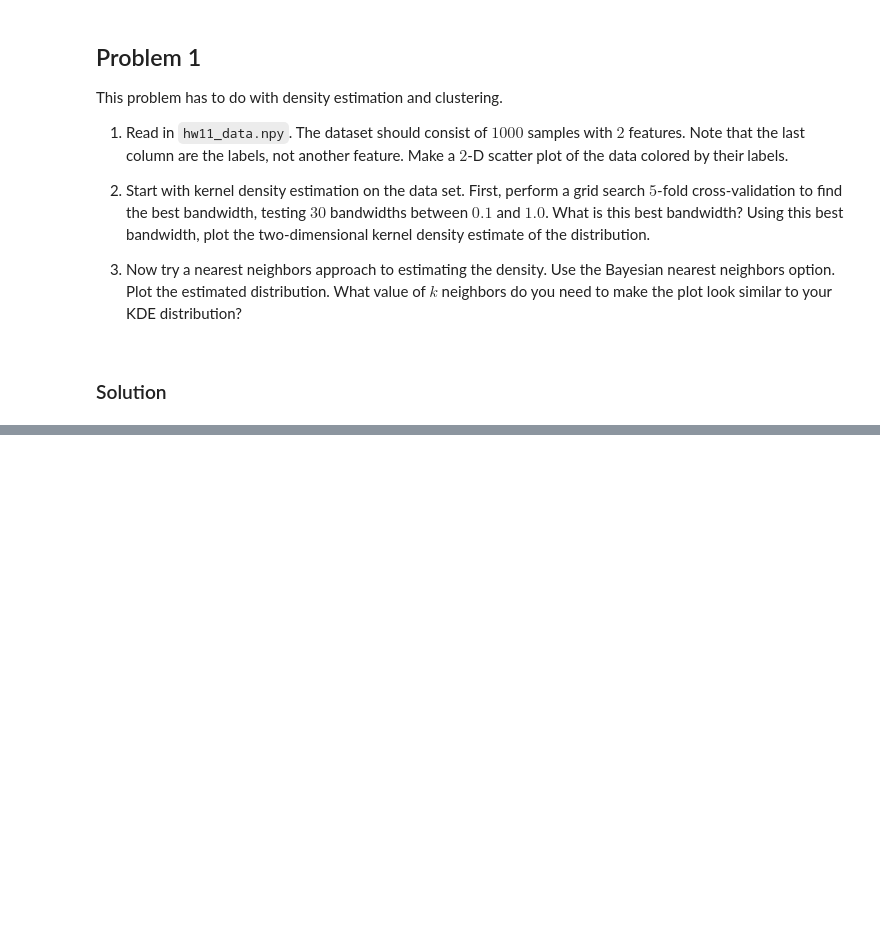
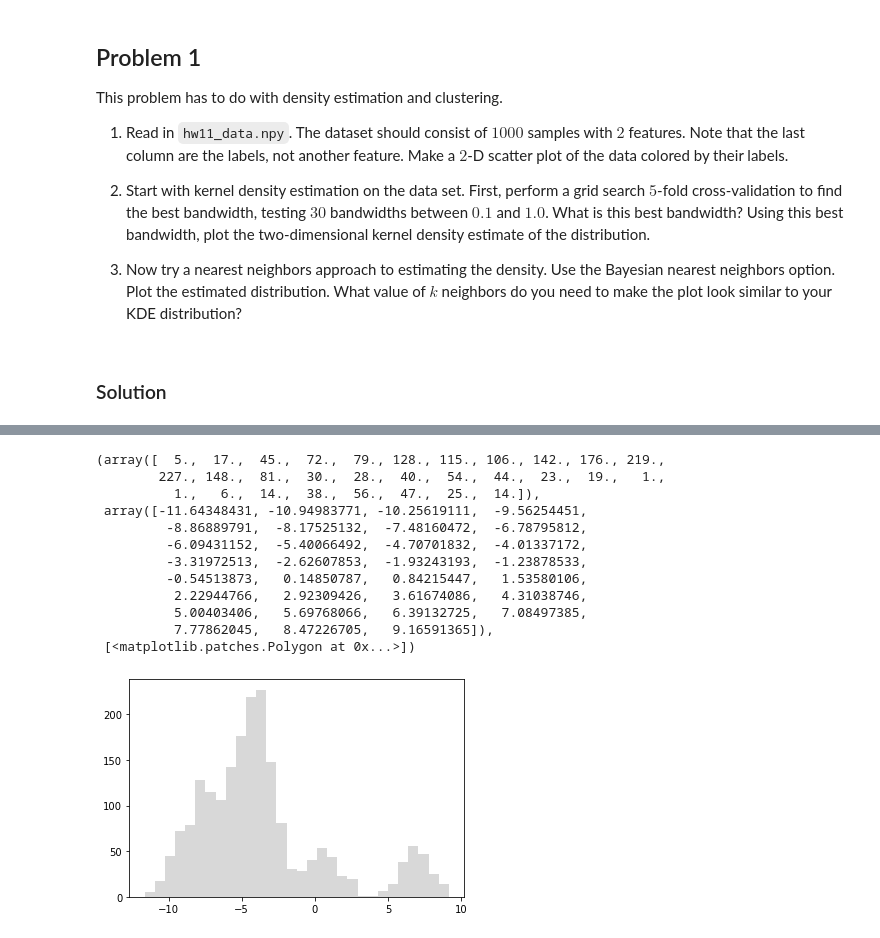
Before and after one commit to SissiChen17/astr3890, a Jupyter notebook: homework_notebooks/homework_11.ipynb, the cells around one changed output, grey strips where cells are left out. Drawn from its saved outputs; the diff is of its cells as text; code cells hidden in the pictures; blank space fills up the shorter version.

```diff
--- a/homework_notebooks/homework_11.ipynb
+++ b/homework_notebooks/homework_11.ipynb
@@ -26,0 +60,22 @@ This problem has to do with density estimation and clustering.
+# %%
+x_grid = np.linspace(-15, 10, 1000)
+
+kde = grid.best_estimator_
+pdf = np.exp(kde.score_samples(x_grid[:, None]))
+
+fig, ax = plt.subplots()
+ax.hist(new_data, 30, fc='gray', histtype='stepfilled', alpha=0.3)
+# %% [output]
+(array([  5.,  17.,  45.,  72.,  79., 128., 115., 106., 142., 176., 219.,
+        227., 148.,  81.,  30.,  28.,  40.,  54.,  44.,  23.,  19.,   1.,
+          1.,   6.,  14.,  38.,  56.,  47.,  25.,  14.]),
+ array([-11.64348431, -10.94983771, -10.25619111,  -9.56254451,
+         -8.86889791,  -8.17525132,  -7.48160472,  -6.78795812,
+         -6.09431152,  -5.40066492,  -4.70701832,  -4.01337172,
+         -3.31972513,  -2.62607853,  -1.93243193,  -1.23878533,
+         -0.54513873,   0.14850787,   0.84215447,   1.53580106,
+          2.22944766,   2.92309426,   3.61674086,   4.31038746,
+          5.00403406,   5.69768066,   6.39132725,   7.08497385,
+          7.77862045,   8.47226705,   9.16591365]),
+ [<matplotlib.patches.Polygon at 0x...>])
+[figure, added]
```
Also changed, not shown: parts of 3 cells of this notebook, 1 other file.
